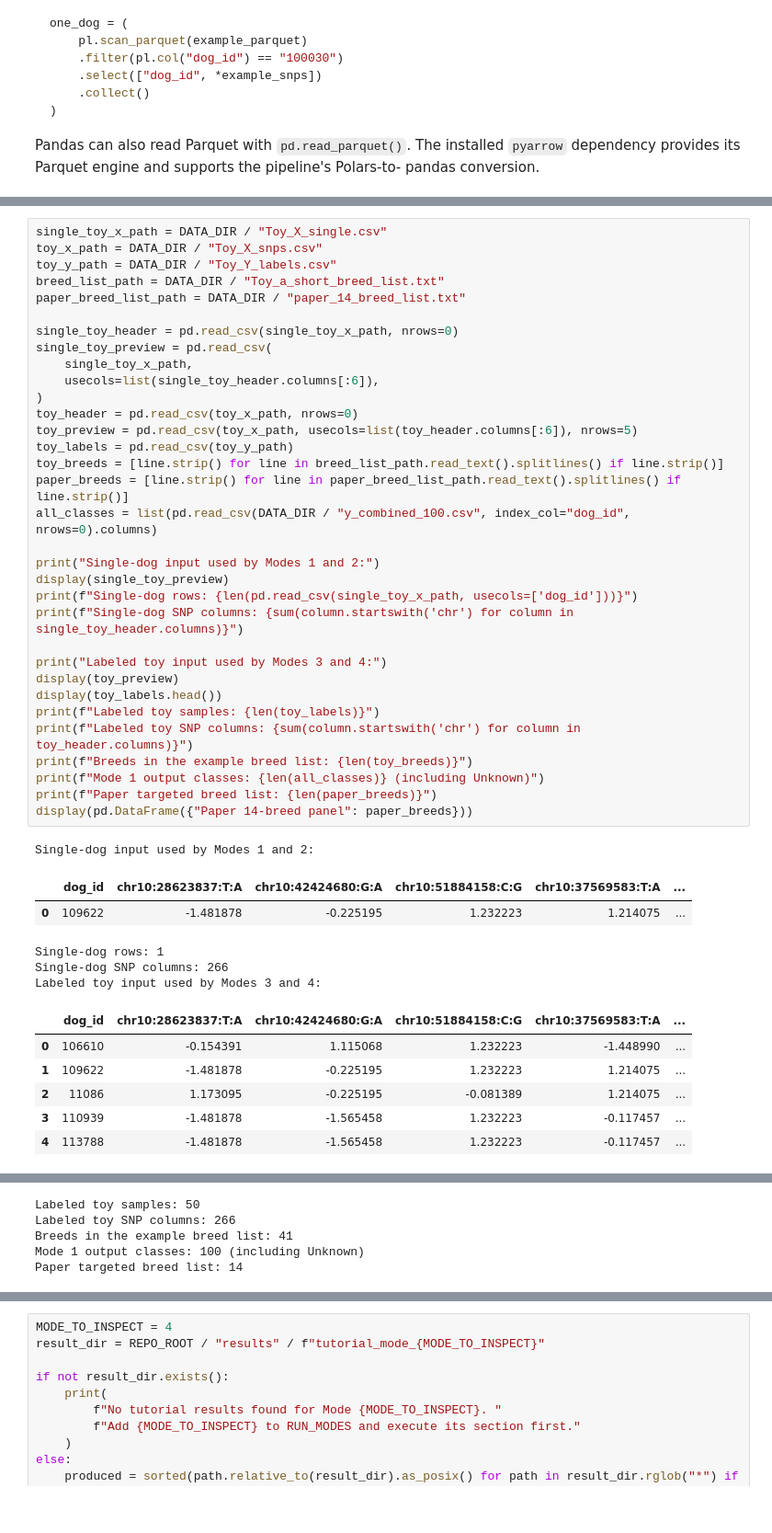
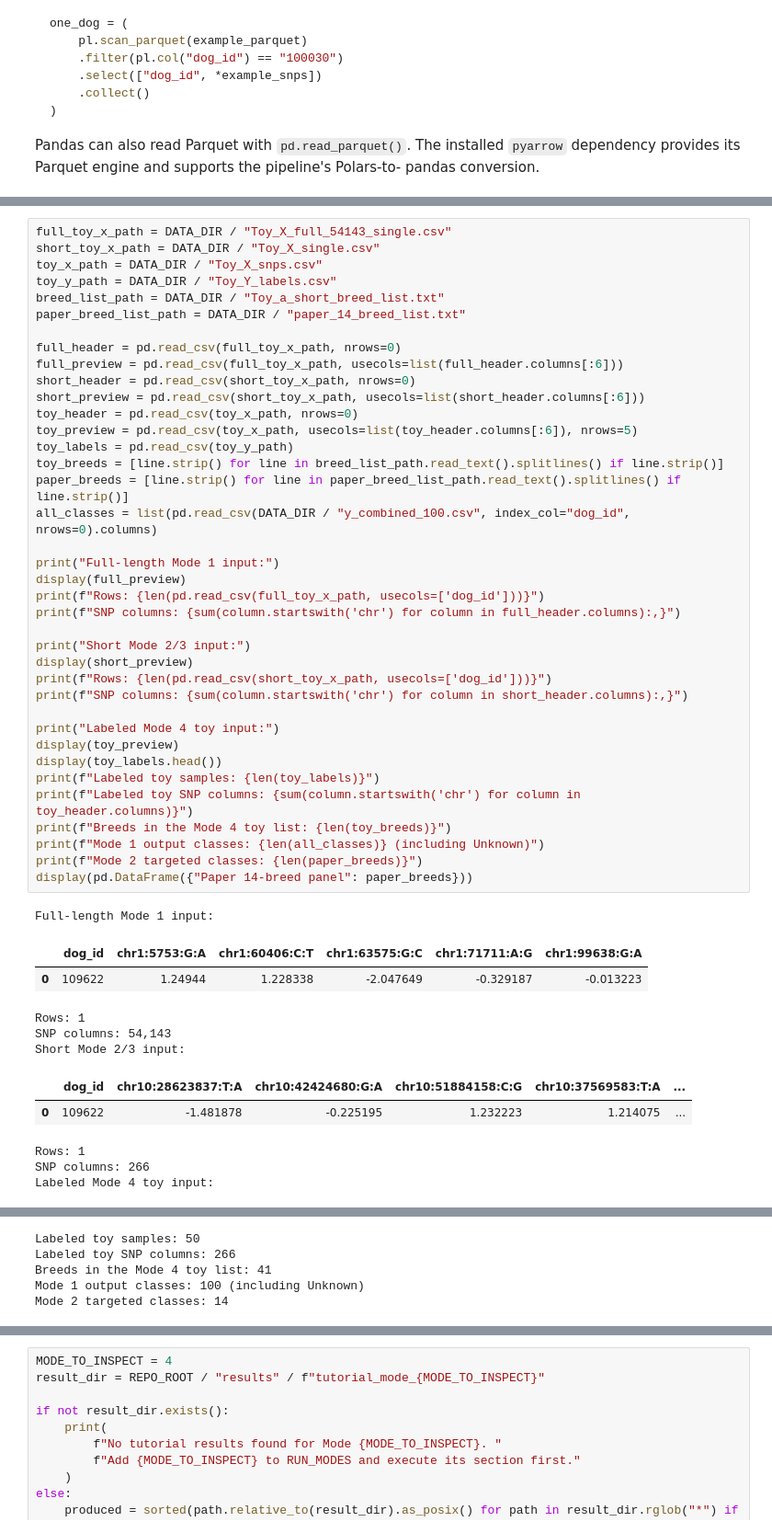
Before and after one commit to AkeyLab/DAP_breed_prediction, a Jupyter notebook: notebooks/tutorial_all_modes.ipynb, the cells around one changed output, grey strips where cells are left out. Shown at 92% size. Saved outputs shown, nothing was run; the diff lists cells and outputs as text; blank space fills up the shorter version.

```diff
--- a/notebooks/tutorial_all_modes.ipynb
+++ b/notebooks/tutorial_all_modes.ipynb
@@ -288,46 +279,50 @@ per line.
 # %%
-single_toy_x_path = DATA_DIR / "Toy_X_single.csv"
+full_toy_x_path = DATA_DIR / "Toy_X_full_54143_single.csv"
+short_toy_x_path = DATA_DIR / "Toy_X_single.csv"
 toy_x_path = DATA_DIR / "Toy_X_snps.csv"
 toy_y_path = DATA_DIR / "Toy_Y_labels.csv"
 breed_list_path = DATA_DIR / "Toy_a_short_breed_list.txt"
 paper_breed_list_path = DATA_DIR / "paper_14_breed_list.txt"
 
-single_toy_header = pd.read_csv(single_toy_x_path, nrows=0)
-single_toy_preview = pd.read_csv(
-    single_toy_x_path,
-    usecols=list(single_toy_header.columns[:6]),
-)
+full_header = pd.read_csv(full_toy_x_path, nrows=0)
+full_preview = pd.read_csv(full_toy_x_path, usecols=list(full_header.columns[:6]))
+short_header = pd.read_csv(short_toy_x_path, nrows=0)
+short_preview = pd.read_csv(short_toy_x_path, usecols=list(short_header.columns[:6]))
 toy_header = pd.read_csv(toy_x_path, nrows=0)
 toy_preview = pd.read_csv(toy_x_path, usecols=list(toy_header.columns[:6]), nrows=5)
 toy_labels = pd.read_csv(toy_y_path)
 toy_breeds = [line.strip() for line in breed_list_path.read_text().splitlines() if line.strip()]
 paper_breeds = [line.strip() for line in paper_breed_list_path.read_text().splitlines() if line.strip()]
 all_classes = list(pd.read_csv(DATA_DIR / "y_combined_100.csv", index_col="dog_id", nrows=0).columns)
 
-print("Single-dog input used by Modes 1 and 2:")
-display(single_toy_preview)
-print(f"Single-dog rows: {len(pd.read_csv(single_toy_x_path, usecols=['dog_id']))}")
-print(f"Single-dog SNP columns: {sum(column.startswith('chr') for column in single_toy_header.columns)}")
+print("Full-length Mode 1 input:")
+display(full_preview)
+print(f"Rows: {len(pd.read_csv(full_toy_x_path, usecols=['dog_id']))}")
+print(f"SNP columns: {sum(column.startswith('chr') for column in full_header.columns):,}")
 
-print("Labeled toy input used by Modes 3 and 4:")
+print("Short Mode 2/3 input:")
+display(short_preview)
+print(f"Rows: {len(pd.read_csv(short_toy_x_path, usecols=['dog_id']))}")
+print(f"SNP columns: {sum(column.startswith('chr') for column in short_header.columns):,}")
+
+print("Labeled Mode 4 toy input:")
 display(toy_preview)
 display(toy_labels.head())
 print(f"Labeled toy samples: {len(toy_labels)}")
 print(f"Labeled toy SNP columns: {sum(column.startswith('chr') for column in toy_header.columns)}")
-print(f"Breeds in the example breed list: {len(toy_breeds)}")
+print(f"Breeds in the Mode 4 toy list: {len(toy_breeds)}")
 print(f"Mode 1 output classes: {len(all_classes)} (including Unknown)")
-print(f"Paper targeted breed list: {len(paper_breeds)}")
+print(f"Mode 2 targeted classes: {len(paper_breeds)}")
 display(pd.DataFrame({"Paper 14-breed panel": paper_breeds}))
 # %% [output]
-Single-dog input used by Modes 1 and 2:
+Full-length Mode 1 input:
-|  | dog_id | chr10:28623837:T:A | chr10:42424680:G:A | chr10:51884158:C:G | chr10:37569583:T:A | ... |
-| 0 | 109622 | -1.481878 | -0.225195 | 1.232223 | 1.214075 | ... |
+|  | dog_id | chr1:5753:G:A | chr1:60406:C:T | chr1:63575:G:C | chr1:71711:A:G | chr1:99638:G:A |
+| 0 | 109622 | 1.24944 | 1.228338 | -2.047649 | -0.329187 | -0.013223 |
-Single-dog rows: 1
-Single-dog SNP columns: 266
-Labeled toy input used by Modes 3 and 4:
+Rows: 1
+SNP columns: 54,143
+Short Mode 2/3 input:
 |  | dog_id | chr10:28623837:T:A | chr10:42424680:G:A | chr10:51884158:C:G | chr10:37569583:T:A | ... |
-| 0 | 106610 | -0.154391 | 1.115068 | 1.232223 | -1.448990 | ... |
-| 1 | 109622 | -1.481878 | -0.225195 | 1.232223 | 1.214075 | ... |
-| 2 | 11086 | 1.173095 | -0.225195 | -0.081389 | 1.214075 | ... |
-| 3 | 110939 | -1.481878 | -1.565458 | 1.232223 | -0.117457 | ... |
-| 4 | 113788 | -1.481878 | -1.565458 | 1.232223 | -0.117457 | ... |
+| 0 | 109622 | -1.481878 | -0.225195 | 1.232223 | 1.214075 | ... |
+Rows: 1
+SNP columns: 266
+Labeled Mode 4 toy input:
@@ -340,5 +334,0 @@ Labeled toy input used by Modes 3 and 4:
-Labeled toy samples: 50
-Labeled toy SNP columns: 266
-Breeds in the example breed list: 41
-Mode 1 output classes: 100 (including Unknown)
-Paper targeted breed list: 14
@@ -359,0 +341,5 @@ Paper targeted breed list: 14
+Labeled toy samples: 50
+Labeled toy SNP columns: 266
+Breeds in the Mode 4 toy list: 41
+Mode 1 output classes: 100 (including Unknown)
+Mode 2 targeted classes: 14
```
Also changed, not shown: parts of 23 cells of this notebook, 18 other files.
